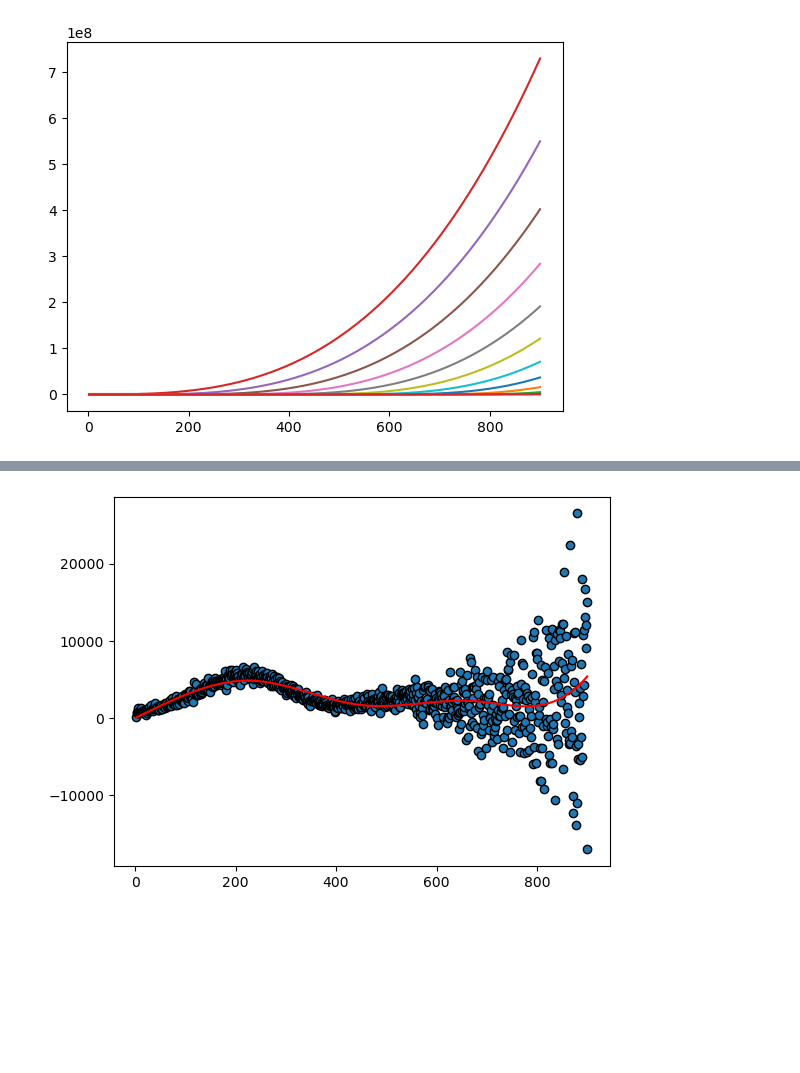
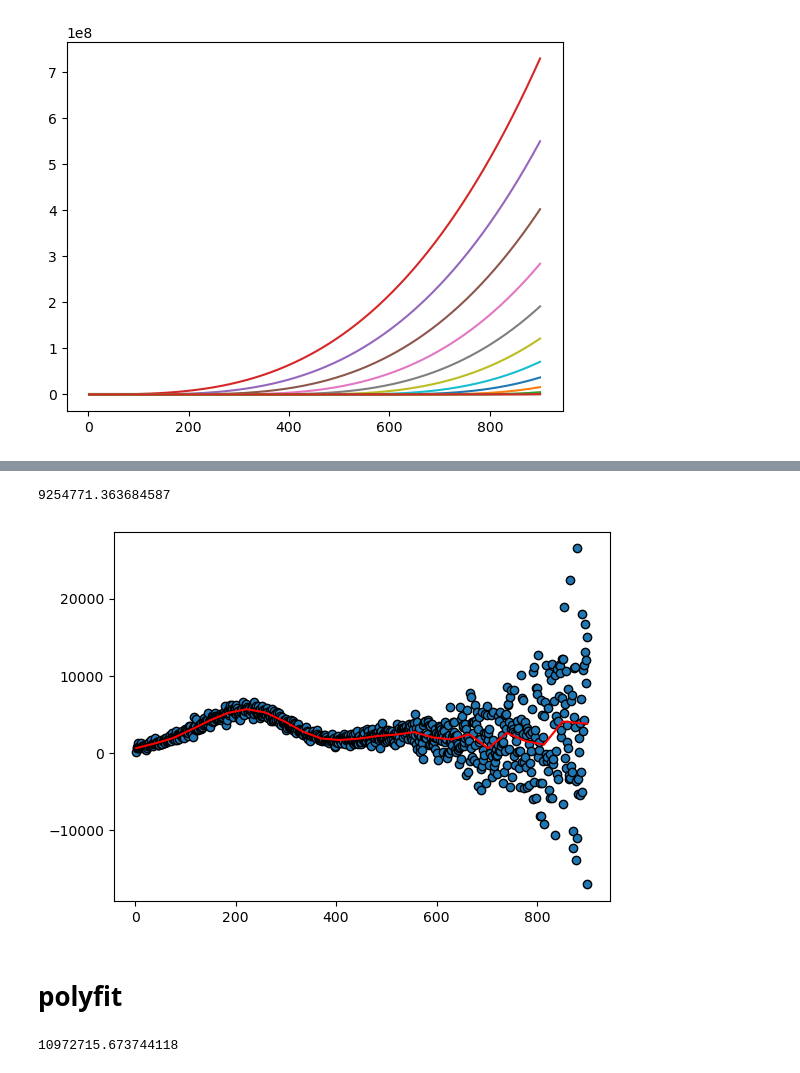
Before and after one commit to FilMastro/SL-homework1, a Jupyter notebook: hw1.ipynb, the cells around one changed output, grey strips where cells are left out. Saved outputs shown, nothing was run; the diff lists cells and outputs as text; code cells hidden in the pictures; blank space fills up the shorter version.

```diff
--- a/hw1.ipynb
+++ b/hw1.ipynb
@@ -120,0 +114,5 @@ def main (d,q,x=data.x,y=data.y):
+# %%
+data.loc[0:400,'type']=int(0)
+data.loc[400:900,'type']=int(1)
+data=data.astype({'type':int})
+data
@@ -120,0 +166,3 @@ def main (d,q,x=data.x,y=data.y):
+# %%
+X=pre_processing(data.x,1,23)
+print(X)
@@ -121,5 +177,5 @@ def main (d,q,x=data.x,y=data.y):
 # %%
-plm=LinearRegression().fit(X,data.y)
+plm=LinearRegression(fit_intercept=False).fit(X,data.y)
 c=plm.coef_
 c
 # %% [output]
@@ -149,7 +189,25 @@ for i in range(899):
+# %%
+plm = LinearRegression(fit_intercept=False).fit(X,data.y)
+Y_hat_ = plm.predict(X)
+MSE_tr_ = mean_squared_error(data.y,Y_hat_)
+GCV_score_ = MSE_tr_/((1-((3+1)/len(data.x)))**2)
+print(MSE_tr_)
+# %% [output]
+9254771.363684587
 # %%
 plt.scatter(data.x,data.y,edgecolors='black')
-plt.plot(data.x,np.sum(X*c,axis=1),color='red')
+plt.plot(data.x,np.sum((X*c),axis=1),color='red')
 plt.show()
 # evidenzia i knots
 # %% [output]
-[figure, old version]
+[figure, new version]
+# %% [markdown]
+# polyfit
+# %%
+# polynomial test
+poly=np.polyfit(data.x,data.y,1)
+y_hat=np.polyval(poly,data.x)
+mse=mean_squared_error(data.y,y_hat)
+mse/((1-4/len(data.x))**2)
+# %% [output]
+10972715.673744118
```
Also changed, not shown: parts of 28 cells of this notebook.
